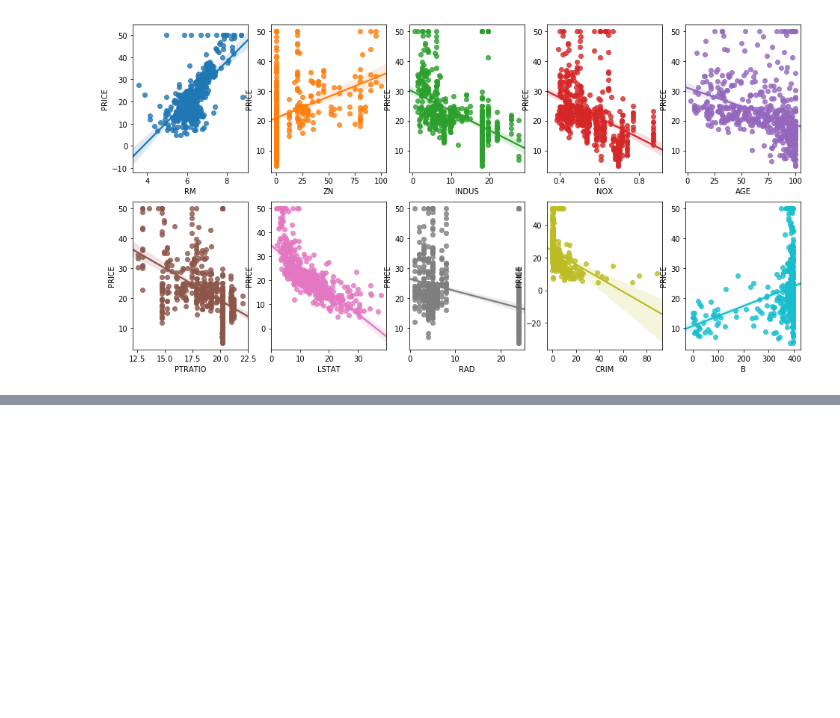
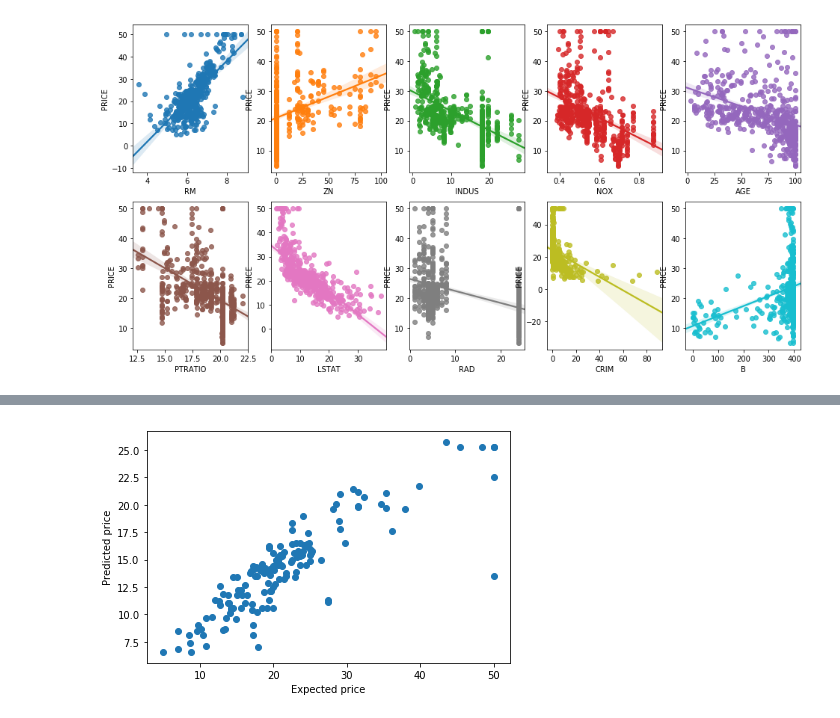
Before and after one commit to UCLAIS/Machine-Learning-Tutorials, a Jupyter notebook: notebooks/Session02-BostonHousePrice-Solution.ipynb, the cells around one changed output, grey strips where cells are left out. Drawn from its saved outputs; the diff is of its cells as text; code cells hidden in the pictures; blank space fills up the shorter version.

```diff
--- a/notebooks/Session02-BostonHousePrice-Solution.ipynb
+++ b/notebooks/Session02-BostonHousePrice-Solution.ipynb
@@ -116,0 +222,9 @@ dtype: float64
+# %%
+prediction = pred_record["XGB"]
+
+plt.scatter(expectation, prediction)
+plt.xlabel('Expected price')
+plt.ylabel('Predicted price')
+plt.tight_layout()
+# %% [output]
+[figure, added]
```
Also changed, not shown: parts of 14 cells of this notebook.
